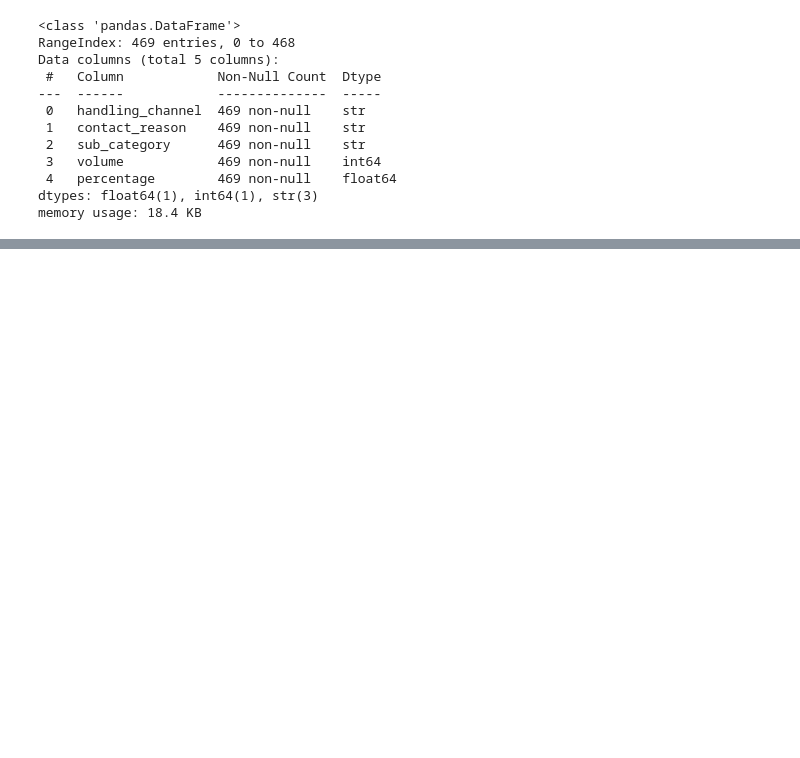
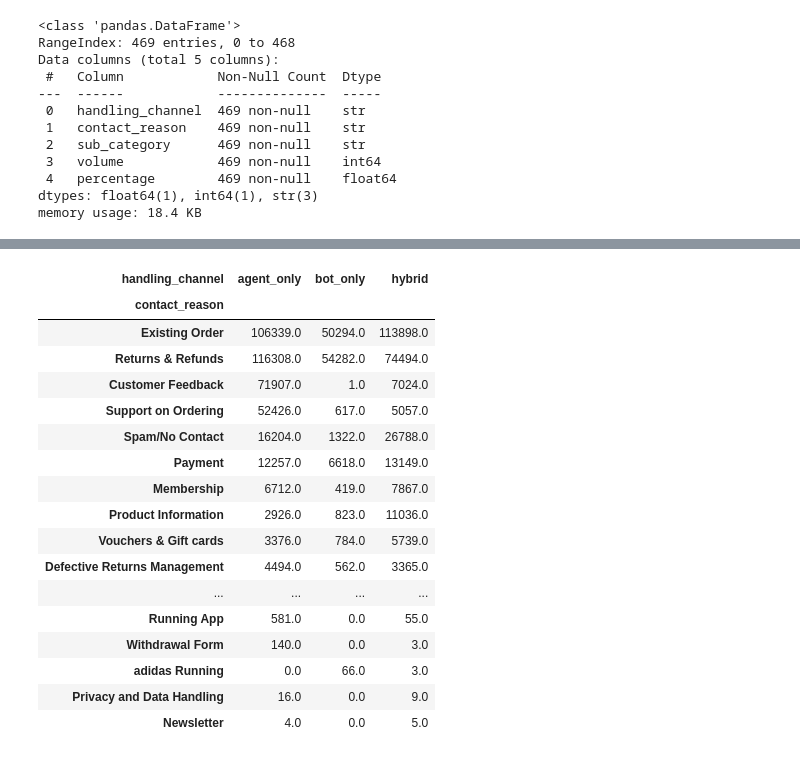
Before and after one commit to JuanjoRestrepo/TaskUS---Adidas-LAM-Chatbot-Analytics-Case, a Jupyter notebook: notebooks/notebooks/01_data_understanding.ipynb, the cells around one changed output, grey strips where cells are left out. Saved outputs shown, nothing was run; the diff lists cells and outputs as text; code cells hidden in the pictures; blank space fills up the shorter version.

```diff
--- a/notebooks/notebooks/01_data_understanding.ipynb
+++ b/notebooks/notebooks/01_data_understanding.ipynb
@@ -967,0 +1195,37 @@ memory usage: 18.4 KB
+# %%
+top_intents_by_channel = (
+    categories_df
+    .pivot_table(
+        index="contact_reason",
+        columns="handling_channel",
+        values="volume",
+        aggfunc="sum",
+    )
+    .fillna(0)
+)
+
+# Ordenar el índice basándonos en la suma horizontal calculada al vuelo
+top_intents_by_channel = top_intents_by_channel.loc[
+    top_intents_by_channel.sum(axis=1).sort_values(ascending=False).index
+]
+
+top_intents_by_channel
+# %% [output]
+| handling_channel | agent_only | bot_only | hybrid |
+| contact_reason |  |  |  |
+| Existing Order | 106339.0 | 50294.0 | 113898.0 |
+| Returns & Refunds | 116308.0 | 54282.0 | 74494.0 |
+| Customer Feedback | 71907.0 | 1.0 | 7024.0 |
+| Support on Ordering | 52426.0 | 617.0 | 5057.0 |
+| Spam/No Contact | 16204.0 | 1322.0 | 26788.0 |
+| Payment | 12257.0 | 6618.0 | 13149.0 |
+| Membership | 6712.0 | 419.0 | 7867.0 |
+| Product Information | 2926.0 | 823.0 | 11036.0 |
+| Vouchers & Gift cards | 3376.0 | 784.0 | 5739.0 |
+| Defective Returns Management | 4494.0 | 562.0 | 3365.0 |
+| ... | ... | ... | ... |
+| Running App | 581.0 | 0.0 | 55.0 |
+| Withdrawal Form | 140.0 | 0.0 | 3.0 |
+| adidas Running | 0.0 | 66.0 | 3.0 |
+| Privacy and Data Handling | 16.0 | 0.0 | 9.0 |
+| Newsletter | 4.0 | 0.0 | 5.0 |
```
Also changed, not shown: parts of 19 cells of this notebook.
